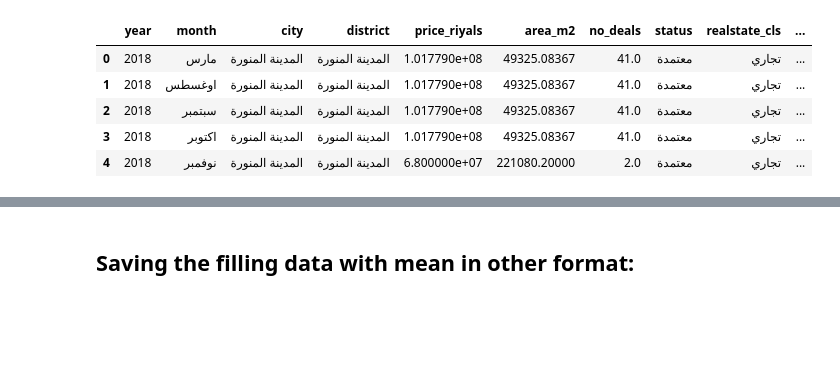
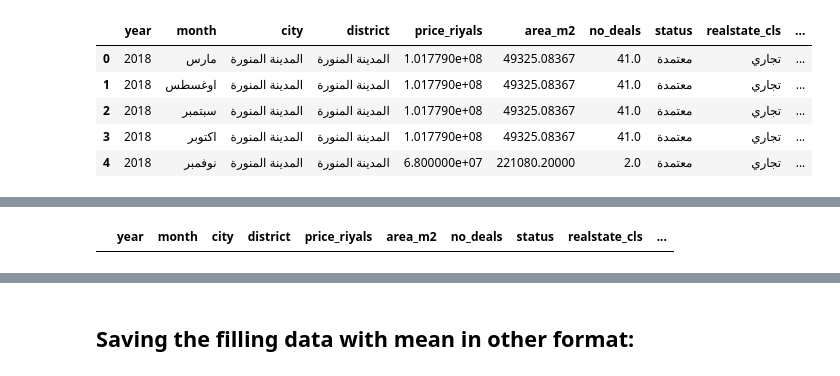
Before and after one commit to mlotfic/real_state_cleaning, a Jupyter notebook: fiil_data.ipynb, the cells around one changed output, grey strips where cells are left out. Saved outputs shown, nothing was run; the diff lists cells and outputs as text; code cells hidden in the pictures; blank space fills up the shorter version.

```diff
--- a/fiil_data.ipynb
+++ b/fiil_data.ipynb
@@ -536,5 +590,3 @@ df_fill.head()
 | 2 | 2018 | سبتمبر | المدينة المنورة | المدينة المنورة | 1.017790e+08 | 49325.08367 | 41.0 | معتمدة | تجاري | ... |
 | 3 | 2018 | اكتوبر | المدينة المنورة | المدينة المنورة | 1.017790e+08 | 49325.08367 | 41.0 | معتمدة | تجاري | ... |
 | 4 | 2018 | نوفمبر | المدينة المنورة | المدينة المنورة | 6.800000e+07 | 221080.20000 | 2.0 | معتمدة | تجاري | ... |
-# %%
-df_fill['district'] = df_fill['city']
@@ -561,0 +593,4 @@ memory usage: 3.5+ MB
+# %%
+df_fill[df_fill.price_riyals.isna()]
+# %% [output]
+|  | year | month | city | district | price_riyals | area_m2 | no_deals | status | realstate_cls | ... |
```
Also changed, not shown: parts of 69 cells of this notebook.
